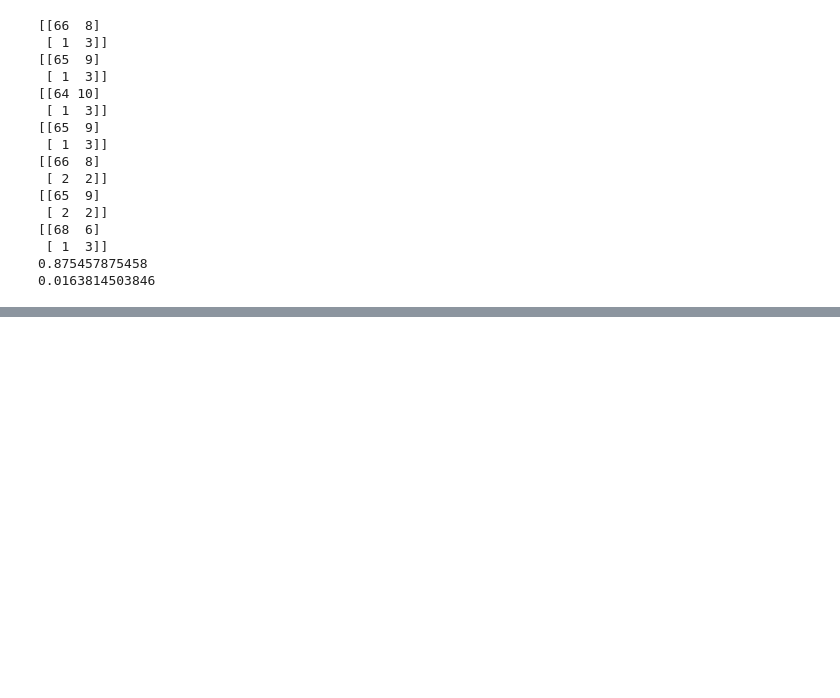
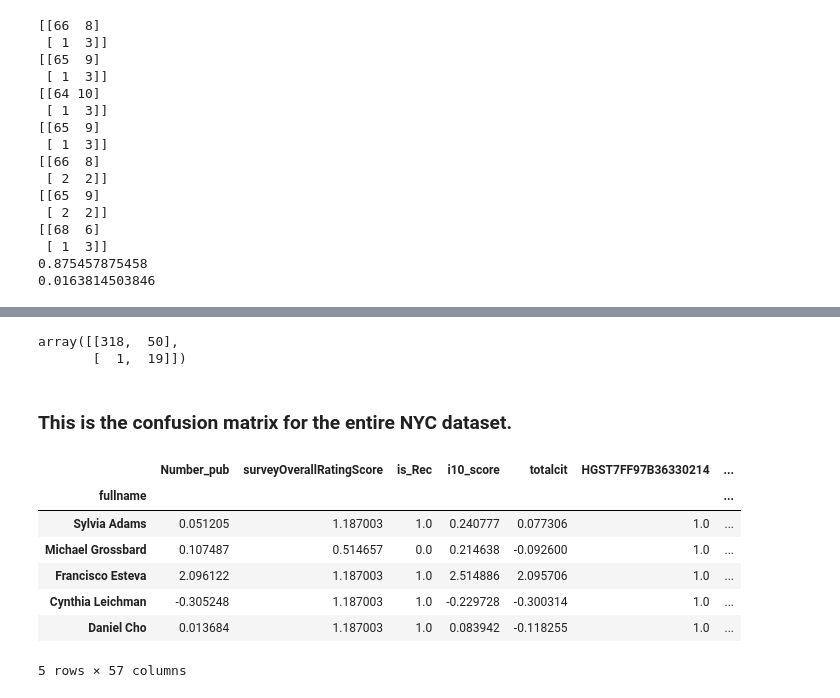
Before and after one commit to ycharm/InsightHealthDataScienceProject, a Jupyter notebook: DataFitting.ipynb, the cells around one changed output, grey strips where cells are left out. Drawn from its saved outputs; the diff is of its cells as text; code cells hidden in the pictures; blank space fills up the shorter version.

```diff
--- a/DataFitting.ipynb
+++ b/DataFitting.ipynb
@@ -197,0 +202,37 @@ with open('LogRegModels.pkl', "wb") as f:
+# %%
+#calculate mean probability of 7 log regs
+probability = modellog[0].predict_proba(X)
+probability = [p[1] for p in probability]
+for model in modellog[1:]:
+    probabilities = model.predict_proba(X)
+    probabilities = [p[1] for p in probabilities]
+    probability = [sum(x) for x in zip(probability,probabilities)]
+probability = [x/7 for x in probability]
+temp = pd.DataFrame({'prob':probability},index = list(df.index))
+# %%
+df = pd.concat([df,temp],axis = 1)
+# %%
+df['isbestpred'] = False
+# %%
+for doctor in df.index:
+    if df.loc[doctor,'prob']>0.5:
+        df.loc[doctor,'isbestpred'] = True
+# %%
+metrics.confusion_matrix(df.isbest,df.isbestpred)
+# %% [output]
+array([[318,  50],
+       [  1,  19]])
+# %% [markdown]
+### This is the confusion matrix for the entire NYC dataset.
+# %%
+NYbest = df[df.isbestpred]
+NYbest.head()
+# %% [output]
+|  | Number_pub | surveyOverallRatingScore | is_Rec | i10_score | totalcit | HGST7FF97B36330214 | ... |
+| fullname |  |  |  |  |  |  | ... |
+| Sylvia Adams | 0.051205 | 1.187003 | 1.0 | 0.240777 | 0.077306 | 1.0 | ... |
+| Michael Grossbard | 0.107487 | 0.514657 | 0.0 | 0.214638 | -0.092600 | 1.0 | ... |
+| Francisco Esteva | 2.096122 | 1.187003 | 1.0 | 2.514886 | 2.095706 | 1.0 | ... |
+| Cynthia Leichman | -0.305248 | 1.187003 | 1.0 | -0.229728 | -0.300314 | 1.0 | ... |
+| Daniel Cho | 0.013684 | 1.187003 | 1.0 | 0.083942 | -0.118255 | 1.0 | ... |
+5 rows × 57 columns
```
Also changed, not shown: parts of 13 cells of this notebook, 4 other files.
